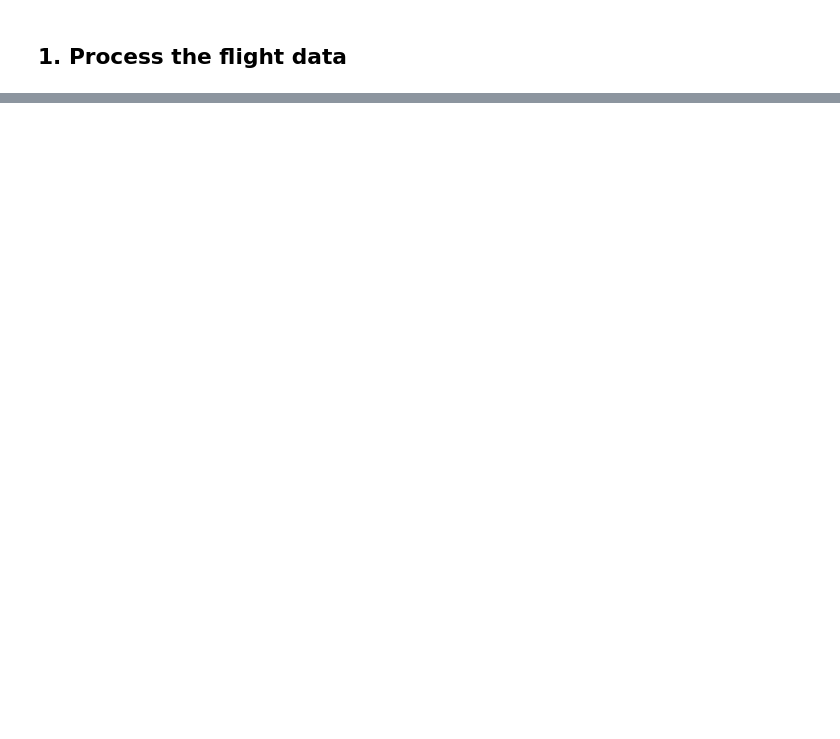
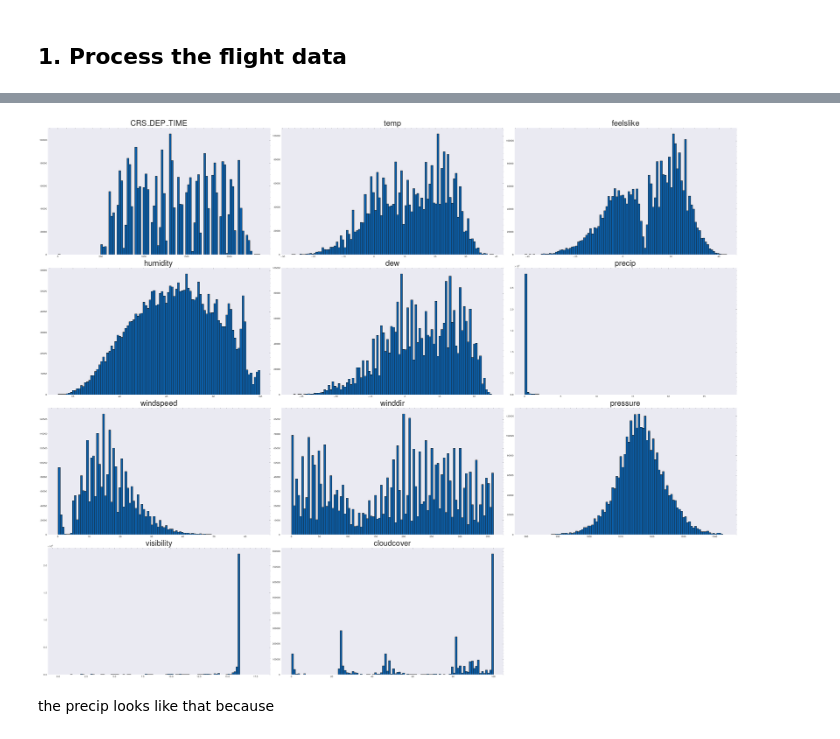
Before and after one commit to sbarrios93/Flight-Predictions-Project, a Jupyter notebook: scratchpad.ipynb, the cells around one changed output, grey strips where cells are left out. Drawn from its saved outputs; the diff is of its cells as text; code cells hidden in the pictures; blank space fills up the shorter version.

```diff
--- a/scratchpad.ipynb
+++ b/scratchpad.ipynb
@@ -90,0 +428,14 @@ df
+# %%
+# set up type
+df_cleaned['date'] = pd.to_datetime(df_cleaned['date'])
+
+# set up for holiday calendar
+cal = calendar()
+holidays = cal.holidays(start=df_cleaned['date'].min(), end=df_cleaned['date'].max())
+
+
+df_cleaned['month'] = df_cleaned['date'].dt.month
+df_cleaned['weekday'] = df_cleaned['date'].dt.dayofweek + 1
+df_cleaned['quarter'] = df_cleaned['date'].dt.quarter
+df_cleaned['is_holiday'] = df_cleaned['date'].isin(holidays).astype(int)
+df_cleaned['is_weekend'] = (df_cleaned['weekday'] > 5).astype(int)
@@ -90,0 +444,3 @@ df
+# %%
+
+df_cleaned = df_cleaned[df_cleaned.precip < 30]
@@ -90,0 +449,2 @@ df
+# %%
+df_cleaned.drop(['date', 'time'], axis=1, inplace=True)
@@ -90,0 +468,5 @@ df
+# %%
+X = df_cleaned.drop(['DELAYED', 'DELAYED_20', 'CANCELLED', 'DEP_DELAY'], axis=1)
+# there are some empty values on windidir, so we will fill them with 0
+X.winddir.fillna(0, inplace=True)
+X.head()
@@ -90,0 +480,8 @@ df
+# %%
+X.hist(column=['CRS_DEP_TIME', 'temp', 'feelslike', 'humidity', 'dew', 'precip', 'windspeed', 'winddir', 'pressure', 'visibility', 'cloudcover'], bins=100, grid=False, figsize=(30, 24), ec='k')
+plt.tight_layout()
+plt.show()
+# %% [output]
+[figure, added]
+# %% [markdown]
+the precip looks like that because
```
Also changed, not shown: parts of 51 cells of this notebook, 4 other files.
